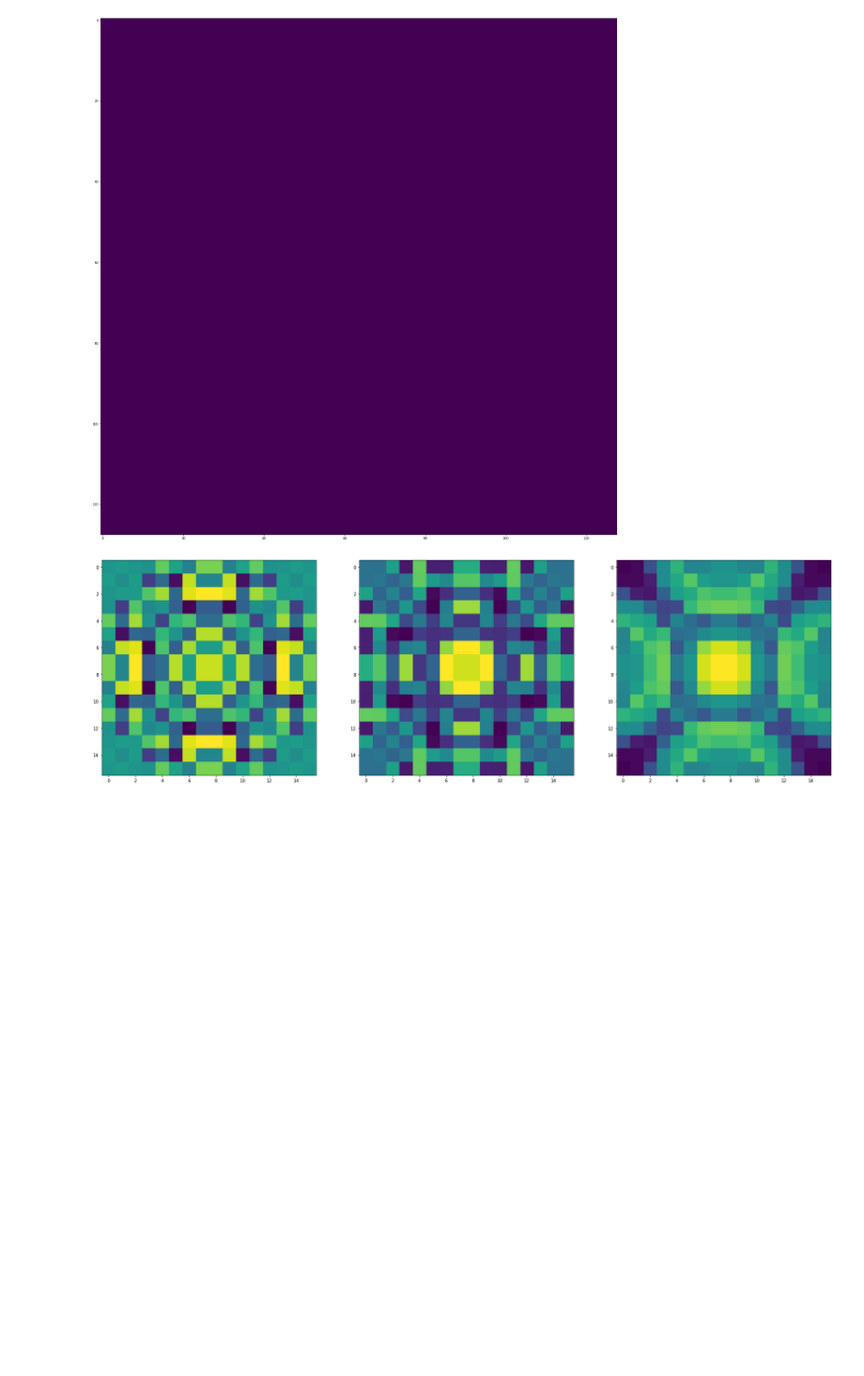
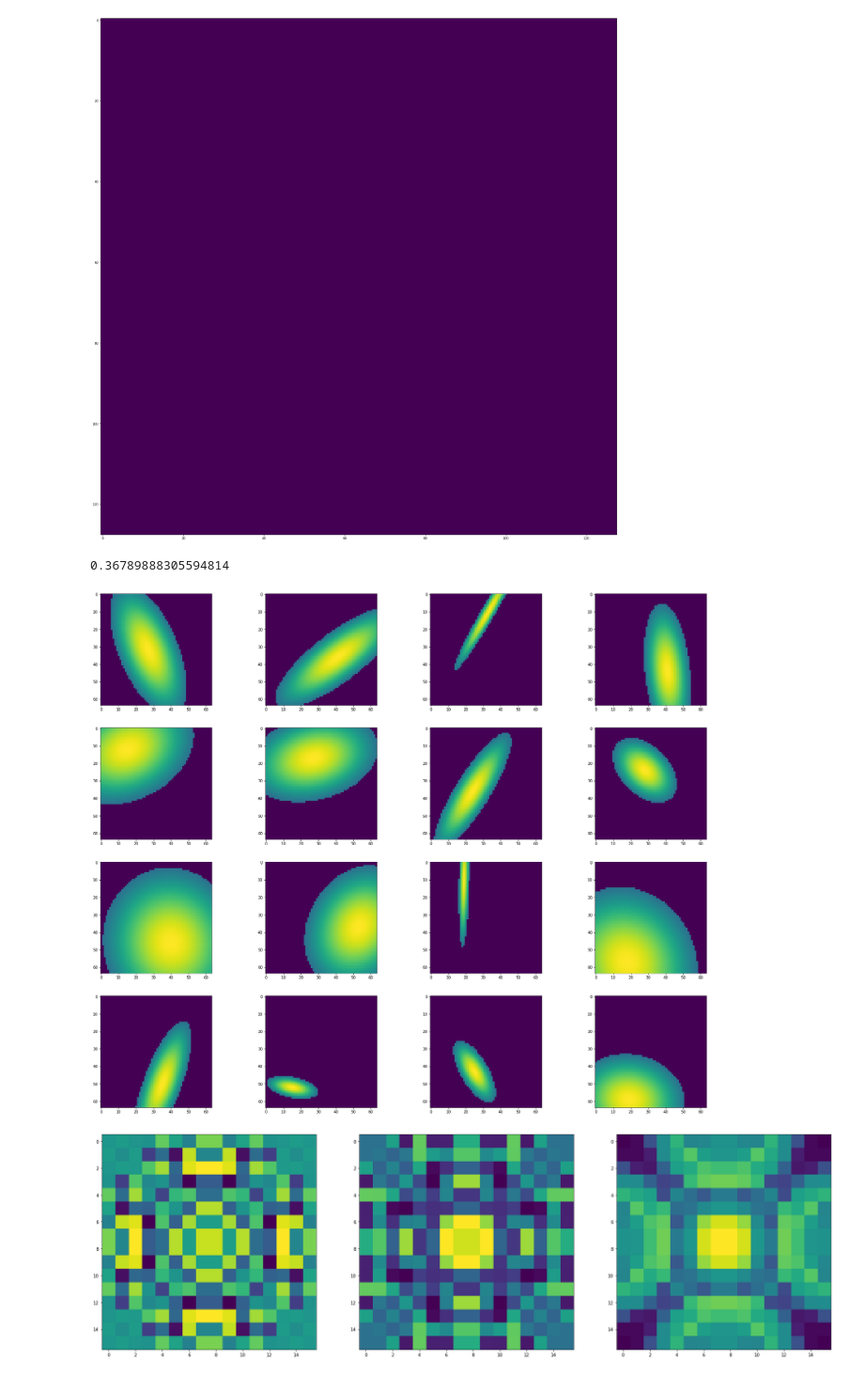
Before and after one commit to Hirochon/laboratory, a Jupyter notebook: experiment/visualize_surface.ipynb, the cells around one changed output. Shown at 94% size. Saved outputs shown, nothing was run; the diff lists cells and outputs as text; code cells hidden in the pictures; blank space fills up the shorter version.

```diff
--- a/experiment/visualize_surface.ipynb
+++ b/experiment/visualize_surface.ipynb
@@ -189,8 +220,24 @@ plt.show()
 # %% [output]
 [figure]
 # %%
-with open('train_ref_data_20190730.pkl', 'rb') as f:
-    ref = pickle.load(f)
+with open('pkl_mirror_test.pkl', 'rb') as f:
+    tes = pickle.load(f)
+# %%
+i = 4
+tes["elip"][i]["z"][tes["elip"][i]["z"] > 0].min()
+# %% [output]
+0.36789888305594814
+# %%
+num = len(tes['elip'])
+fig = plt.figure(figsize=(30,25))
+for i in range(4):
+    i *= 4
+    for j in range(4):
+        fig.add_subplot(4, 4, i+j+1)
+        plt.imshow(tes['elip'][i+j]["z"])
+plt.show()
+# %% [output]
+[figure, added]
 # %%
 fig = plt.figure(figsize=(30,30))
 fig.add_subplot(1, 3, 1)
```
Also changed, not shown: parts of 11 cells of this notebook, 4 other files.
